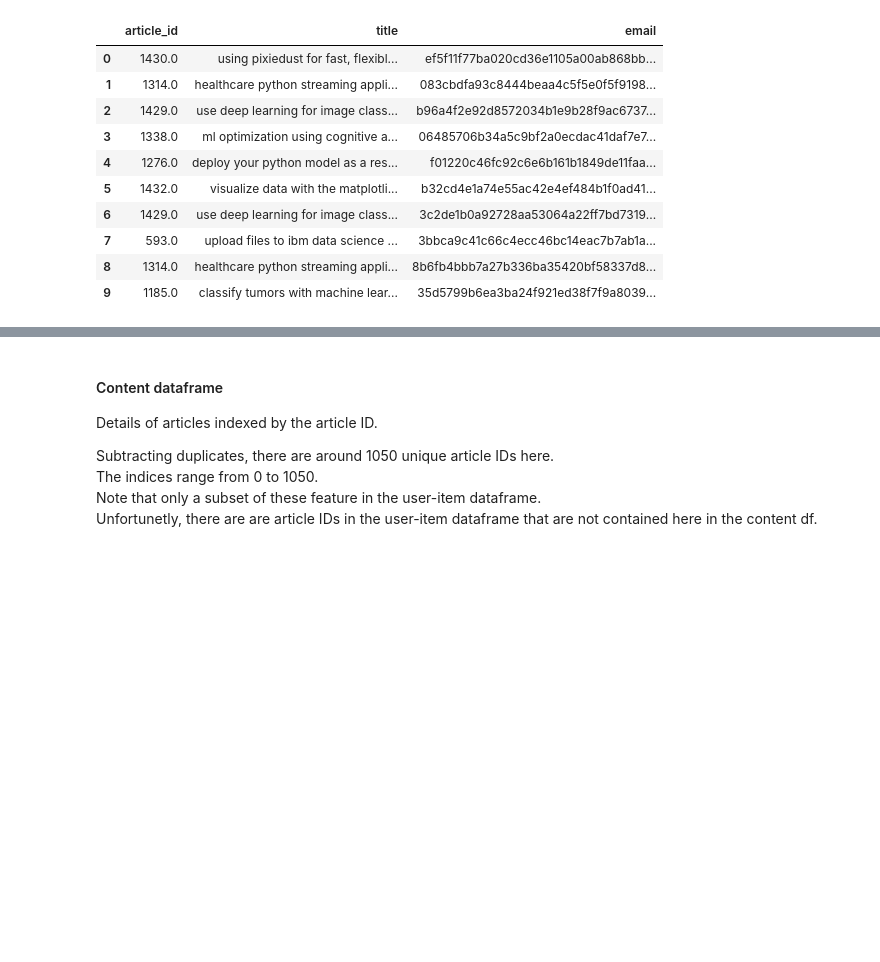
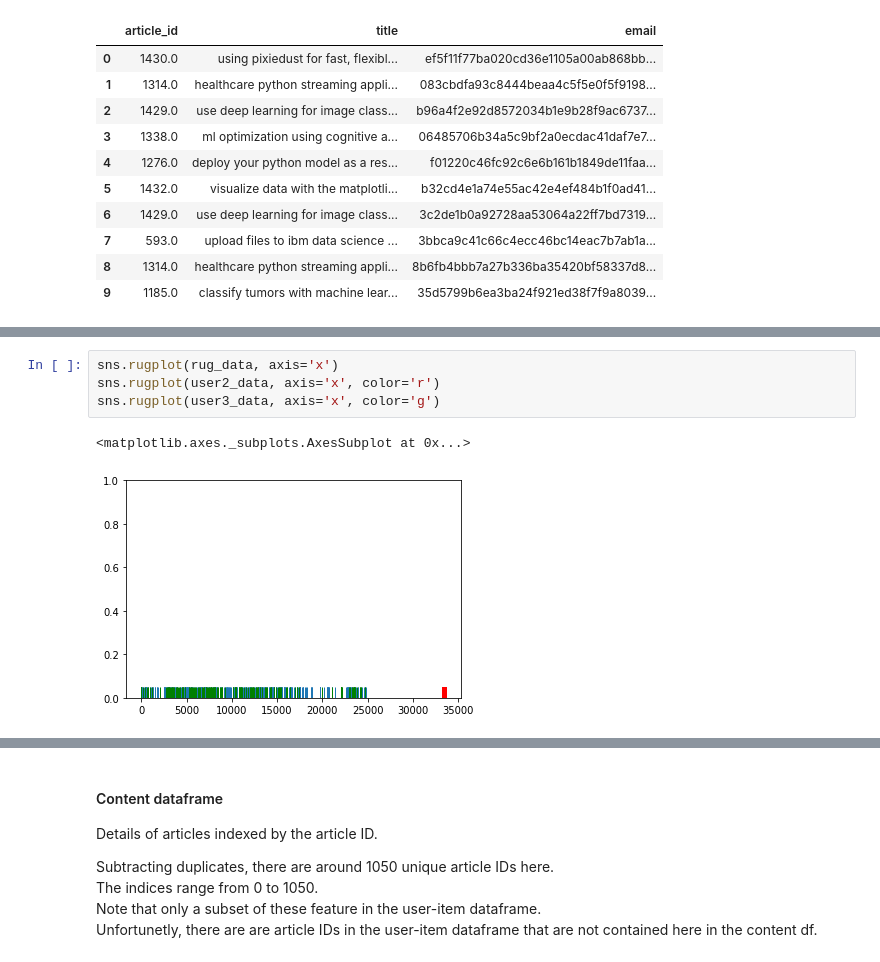
Before and after one commit to FergusOBoyle/recommender-project, a Jupyter notebook: article_recommender.ipynb, the cells around one changed output, grey strips where cells are left out. Drawn from its saved outputs; the diff is of its cells as text; blank space fills up the shorter version.

```diff
--- a/article_recommender.ipynb
+++ b/article_recommender.ipynb
@@ -45,0 +70,7 @@ df_user_item.head(10)
+# %%
+sns.rugplot(rug_data, axis='x')
+sns.rugplot(user2_data, axis='x', color='r')
+sns.rugplot(user3_data, axis='x', color='g')
+# %% [output]
+<matplotlib.axes._subplots.AxesSubplot at 0x...>
+[figure, added]
```
Also changed, not shown: parts of 24 cells of this notebook.
